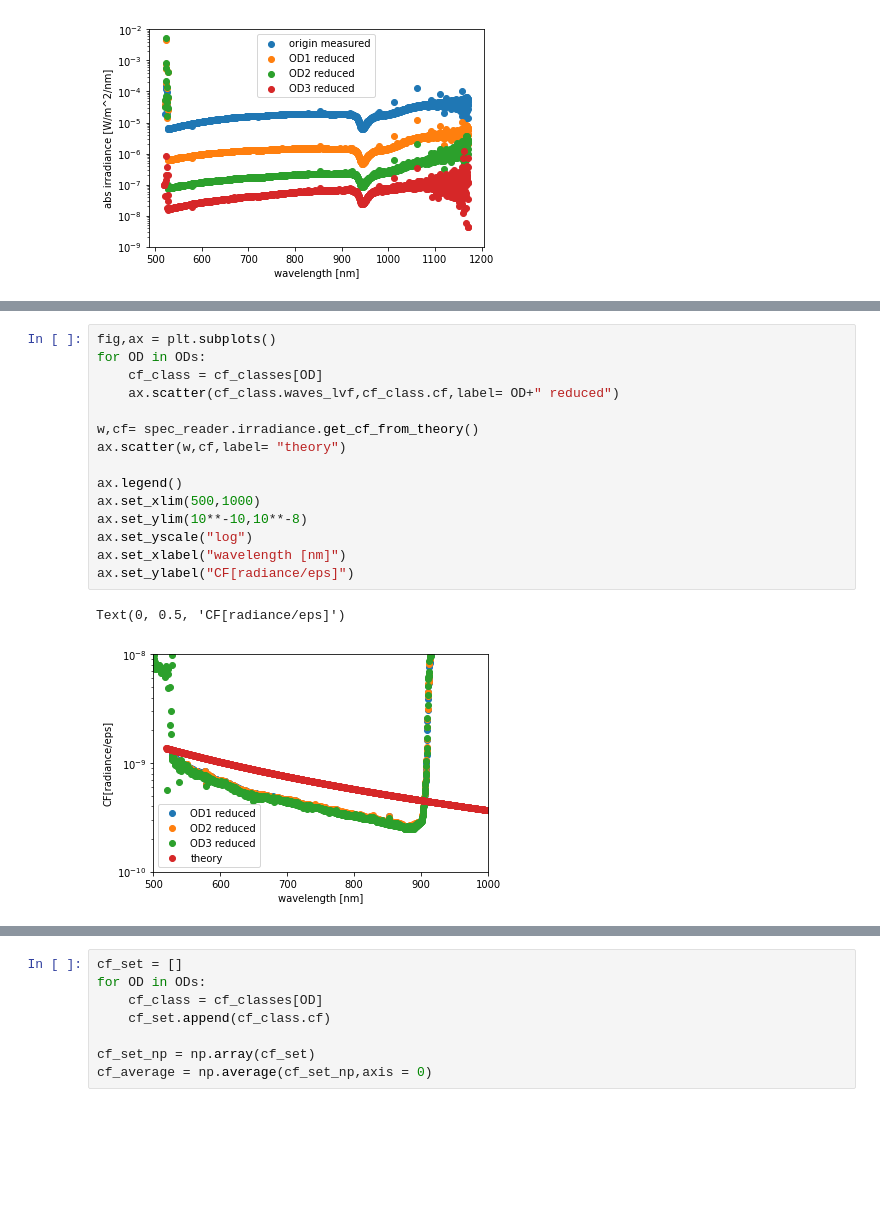
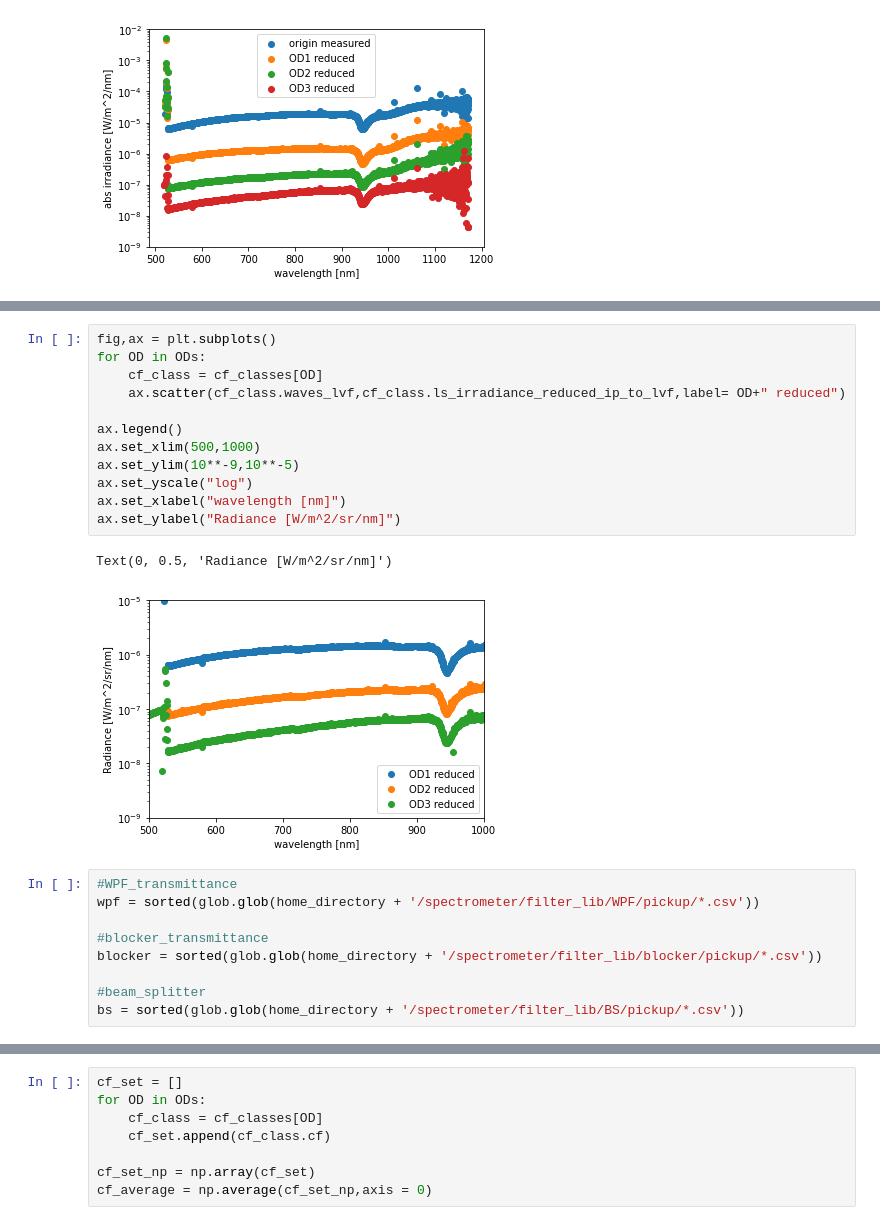
Before and after one commit to RH-REP/CIBER2, a Jupyter notebook: 10_CF.ipynb, the cells around one changed output, grey strips where cells are left out. Saved outputs shown, nothing was run; the diff lists cells and outputs as text; blank space fills up the shorter version.

Commit message:
change irradiance:

```diff
--- a/10_CF.ipynb
+++ b/10_CF.ipynb
@@ -135,18 +112,24 @@ ax.set_xlim(500,950)
-# %%
-fig,ax = plt.subplots()
-for OD in ODs:
-    cf_class = cf_classes[OD]
-    ax.scatter(cf_class.waves_lvf,cf_class.cf,label= OD+" reduced")
-
-w,cf= spec_reader.irradiance.get_cf_from_theory()
-ax.scatter(w,cf,label= "theory")
-
-ax.legend()
-ax.set_xlim(500,1000)
-ax.set_ylim(10**-10,10**-8)
-ax.set_yscale("log")
-ax.set_xlabel("wavelength [nm]")
-ax.set_ylabel("CF[radiance/eps]")
-# %% [output]
-Text(0, 0.5, 'CF[radiance/eps]')
-[figure, removed]
+# %%
+fig,ax = plt.subplots()
+for OD in ODs:
+    cf_class = cf_classes[OD]
+    ax.scatter(cf_class.waves_lvf,cf_class.ls_irradiance_reduced_ip_to_lvf,label= OD+" reduced")
+
+ax.legend()
+ax.set_xlim(500,1000)
+ax.set_ylim(10**-9,10**-5)
+ax.set_yscale("log")
+ax.set_xlabel("wavelength [nm]")
+ax.set_ylabel("Radiance [W/m^2/sr/nm]")
+# %% [output]
+Text(0, 0.5, 'Radiance [W/m^2/sr/nm]')
+[figure, added]
+# %%
+#WPF_transmittance
+wpf = sorted(glob.glob(home_directory + '/spectrometer/filter_lib/WPF/pickup/*.csv'))
+
+#blocker_transmittance
+blocker = sorted(glob.glob(home_directory + '/spectrometer/filter_lib/blocker/pickup/*.csv'))
+
+#beam_splitter
+bs = sorted(glob.glob(home_directory + '/spectrometer/filter_lib/BS/pickup/*.csv'))
```
Also changed, not shown: parts of 31 cells of this notebook, 53 other files.
